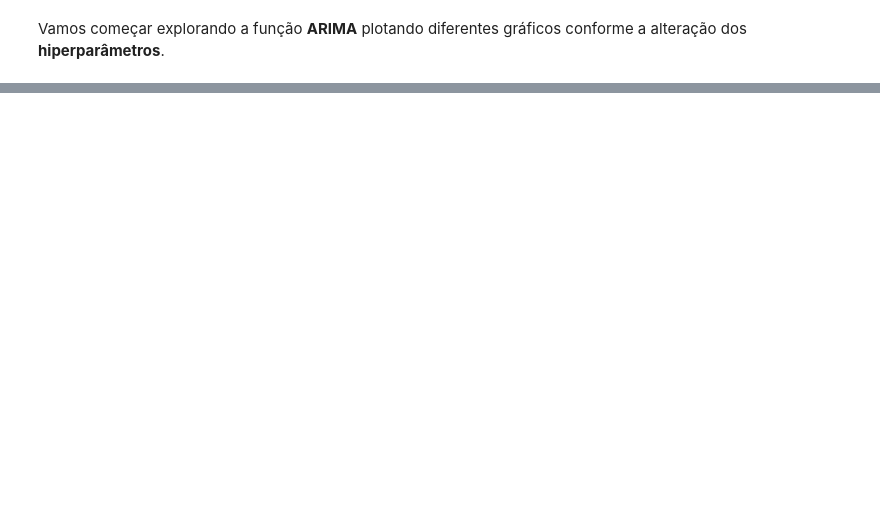
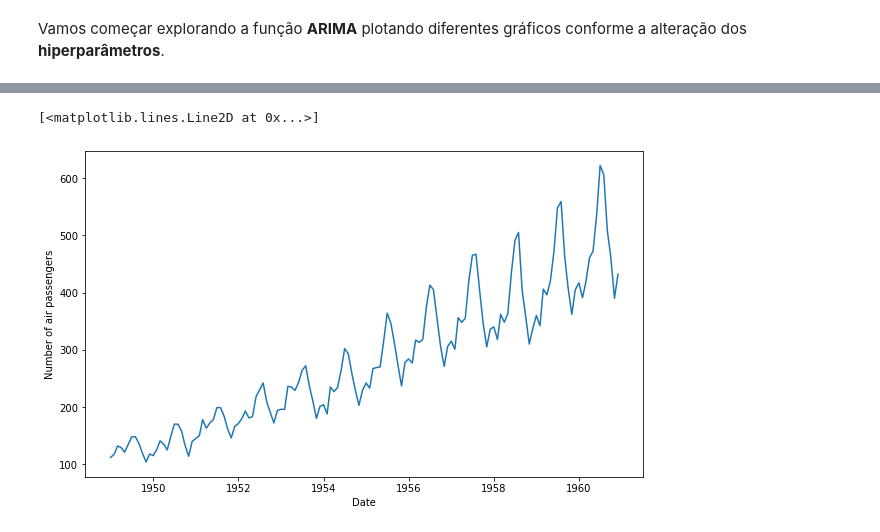
Before and after one commit to TerezaBoada/Estatistica, a Jupyter notebook: 3.2. Modelos Estatísticos para Séries Temporais.ipynb, the cells around one changed output, grey strips where cells are left out. Drawn from its saved outputs; the diff is of its cells as text; code cells hidden in the pictures; blank space fills up the shorter version.

```diff
--- a/3.2. Modelos Estatísticos para Séries Temporais.ipynb
+++ b/3.2. Modelos Estatísticos para Séries Temporais.ipynb
@@ -181,0 +60,20 @@ model_fit = model.fit()
+# %%
+from datetime import datetime
+import numpy as np
+import pandas as pd
+import matplotlib.pylab as plt
+%matplotlib inline
+from statsmodels.tsa.stattools import adfuller
+from statsmodels.tsa.stattools import acf, pacf
+from statsmodels.graphics.tsaplots import plot_acf, plot_pacf
+from statsmodels.tsa.seasonal import seasonal_decompose
+from statsmodels.tsa.arima_model import ARIMA
+from pmdarima import auto_arima
+from statsmodels.tsa.statespace.sarimax import SARIMAX
+from matplotlib.pylab import rcParams
+rcParams['figure.figsize'] = 10, 6
+# %%
+dataset = pd.read_csv('AirPassengers.csv')
+dataset['Month'] = pd.to_datetime(dataset['Month'],infer_datetime_format=True) #convert from string to datetime
+indexedDataset = dataset.set_index(['Month'])
+indexedDataset.head(5)
@@ -181,0 +88,8 @@ model_fit = model.fit()
+# %%
+## plot graph
+plt.xlabel('Date')
+plt.ylabel('Number of air passengers')
+plt.plot(indexedDataset)
+# %% [output]
+[<matplotlib.lines.Line2D at 0x...>]
+[figure, added]
```
Also changed, not shown: parts of 118 cells of this notebook.
